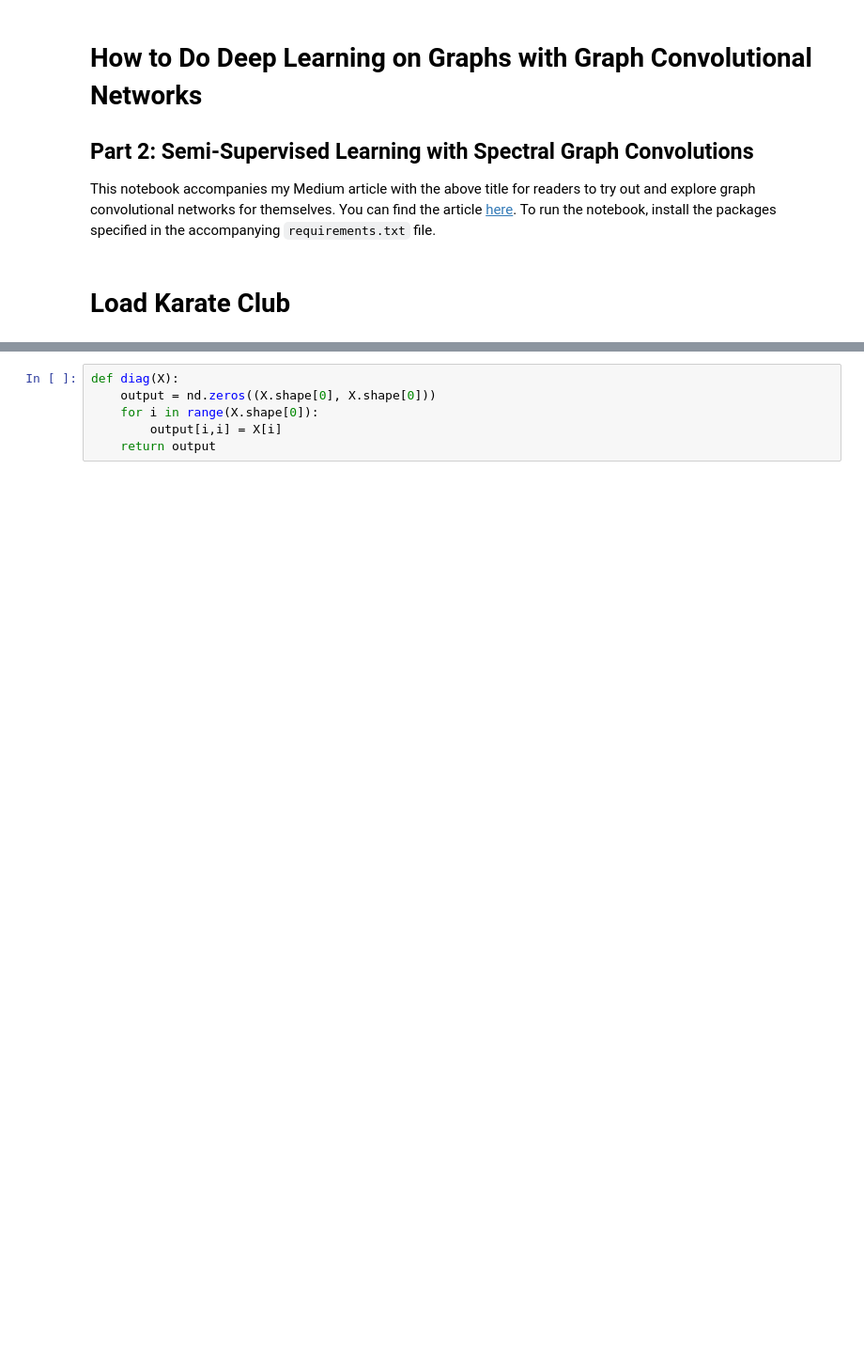
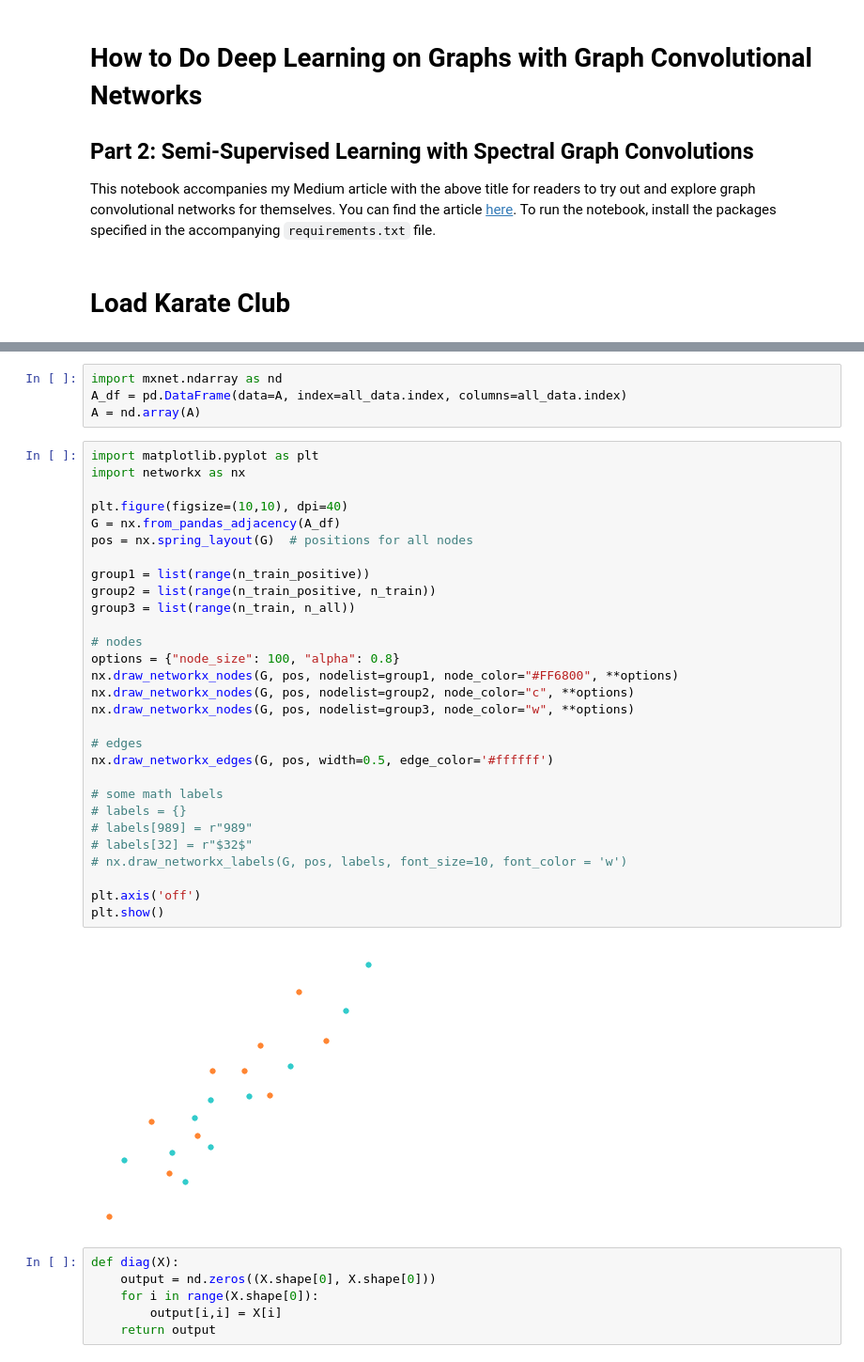
Before and after one commit to A-MH/document-classification-using-grah-neural-networks, a Jupyter notebook: GNN.ipynb, the cells around one changed output, grey strips where cells are left out. Shown at 94% size. Cells and saved outputs as stored; diff of their text form; blank space fills up the shorter version.

```diff
--- a/GNN.ipynb
+++ b/GNN.ipynb
@@ -71,3 +92,38 @@ print(X_test, y_test)
+# %%
+import mxnet.ndarray as nd
+A_df = pd.DataFrame(data=A, index=all_data.index, columns=all_data.index)
+A = nd.array(A)
+# %%
+import matplotlib.pyplot as plt
+import networkx as nx
+
+plt.figure(figsize=(10,10), dpi=40)
+G = nx.from_pandas_adjacency(A_df)
+pos = nx.spring_layout(G)  # positions for all nodes
+
+group1 = list(range(n_train_positive))
+group2 = list(range(n_train_positive, n_train))
+group3 = list(range(n_train, n_all))
+
+# nodes
+options = {"node_size": 100, "alpha": 0.8}
+nx.draw_networkx_nodes(G, pos, nodelist=group1, node_color="#FF6800", **options)
+nx.draw_networkx_nodes(G, pos, nodelist=group2, node_color="c", **options)
+nx.draw_networkx_nodes(G, pos, nodelist=group3, node_color="w", **options)
+
+# edges
+nx.draw_networkx_edges(G, pos, width=0.5, edge_color='#ffffff')
+
+# some math labels
+# labels = {}
+# labels[989] = r"989"
+# labels[32] = r"$32$"
+# nx.draw_networkx_labels(G, pos, labels, font_size=10, font_color = 'w')
+
+plt.axis('off')
+plt.show()
+# %% [output]
+[figure, added]
 # %%
 def diag(X):
     output = nd.zeros((X.shape[0], X.shape[0]))
```
Also changed, not shown: parts of 13 cells of this notebook.
